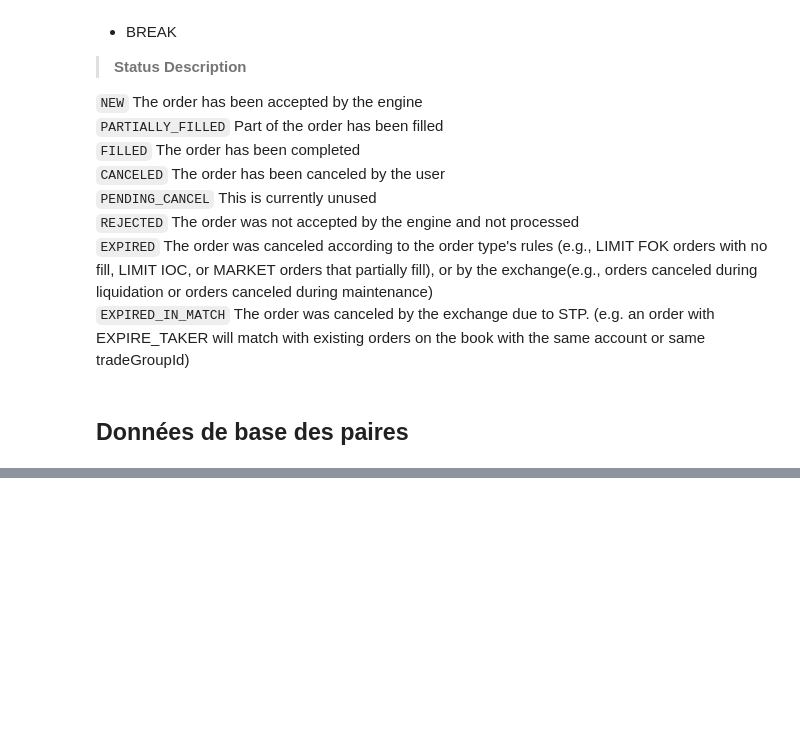
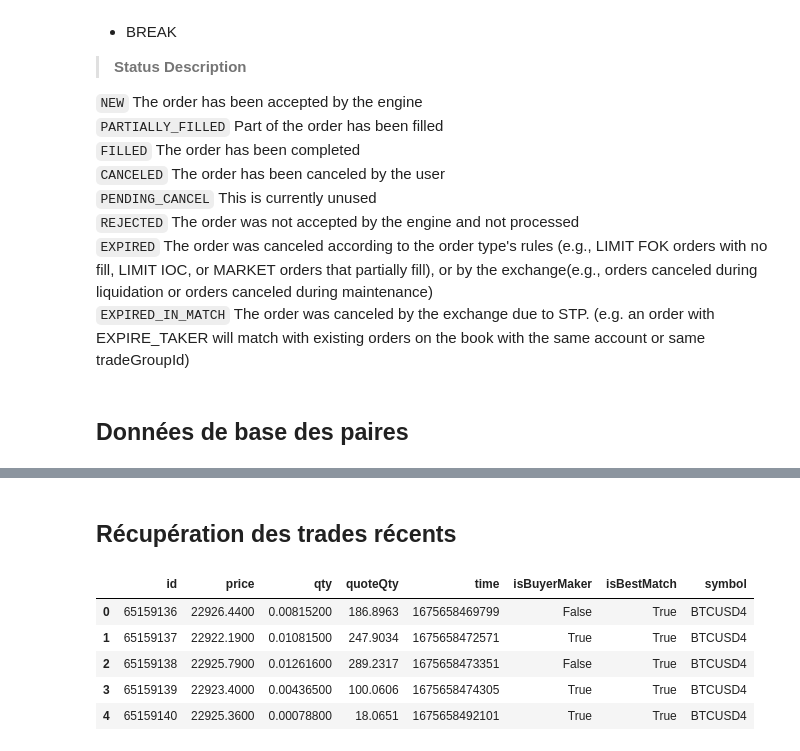
Before and after one commit to choup67/DST_OPA, a Jupyter notebook: OPA.ipynb, the cells around one changed output, grey strips where cells are left out. Saved outputs shown, nothing was run; the diff lists cells and outputs as text; code cells hidden in the pictures; blank space fills up the shorter version.

Commit message:
ajout de la seconde fonction

```diff
--- a/OPA.ipynb
+++ b/OPA.ipynb
@@ -86,3 +86,49 @@ display(df_pairs_general_infos.head())
 | 2 | BNBBTC | BNB | BTC | TRADING | 0.000001 | 100000 | 0.000001 | 0.001 | 100000 | 0.001 | ... |
 | 3 | NEOBTC | NEO | BTC | TRADING | 0.0000001 | 100000 | 0.0000001 | 0.01 | 100000 | 0.01 | ... |
 | 4 | QTUMETH | QTUM | ETH | TRADING | 0.000001 | 1000 | 0.000001 | 0.1 | 90000000 | 0.1 | ... |
+# %% [markdown]
+## Récupération des trades récents
+# %%
+import requests
+import pandas as pd
+
+#définition fonction pour récupérer les symbols dans une liste
+def symbol_list():
+  resp = requests.get('https://api.binance.us/api/v3/ticker/price').json()
+  data = pd.DataFrame(resp)
+  #initialisation de la liste
+  symbols_list = []
+  #boucle pour récupérer les symbols
+  for i in range(len(data)):
+    symbols_list.append(data['symbol'][i])
+  return symbols_list
+
+#application de la fonction pour récupérer les symbols
+symbols_list = symbol_list()
+
+#définition de la fonction pour la récupération dans un dataframe des trades recent par pair
+def recup_trades(pair) :
+  trades = requests.get('https://api.binance.us/api/v3/trades?symbol={}'.format(pair)).json()
+  trades = pd.DataFrame(trades)
+  trades['symbol'] = pair
+  return trades
+
+#récupération dans un dataframe des trades récents par pair
+trades_data = pd.DataFrame({})      #initialisation du dataframe
+
+for symbol in symbols_list :             #boucle pour récupérer les infos des trades
+    trades = recup_trades(symbol)
+    #display(trades.head(3))
+    trades_data = pd.concat([trades_data, trades], ignore_index=True)
+
+trades_data = pd.DataFrame(trades_data)
+
+#affichage du dataframe
+trades_data.head()
+# %% [output]
+|  | id | price | qty | quoteQty | time | isBuyerMaker | isBestMatch | symbol |
+| 0 | 65159136 | 22926.4400 | 0.00815200 | 186.8963 | 1675658469799 | False | True | BTCUSD4 |
+| 1 | 65159137 | 22922.1900 | 0.01081500 | 247.9034 | 1675658472571 | True | True | BTCUSD4 |
+| 2 | 65159138 | 22925.7900 | 0.01261600 | 289.2317 | 1675658473351 | False | True | BTCUSD4 |
+| 3 | 65159139 | 22923.4000 | 0.00436500 | 100.0606 | 1675658474305 | True | True | BTCUSD4 |
+| 4 | 65159140 | 22925.3600 | 0.00078800 | 18.0651 | 1675658492101 | True | True | BTCUSD4 |
```
Also changed, not shown: parts of 1 cell of this notebook, 1 other file.
